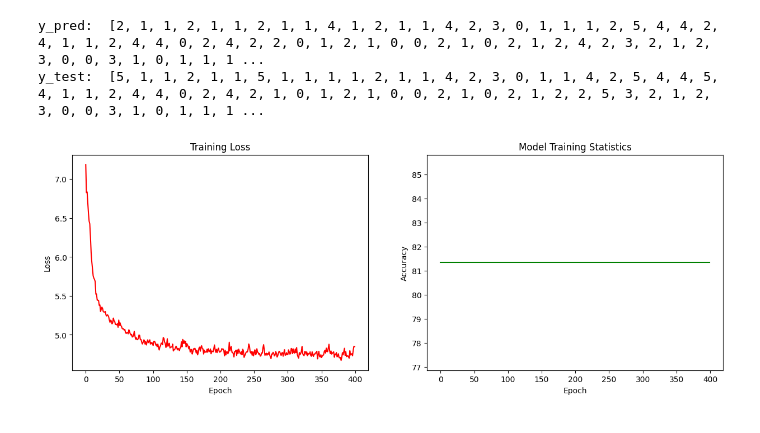
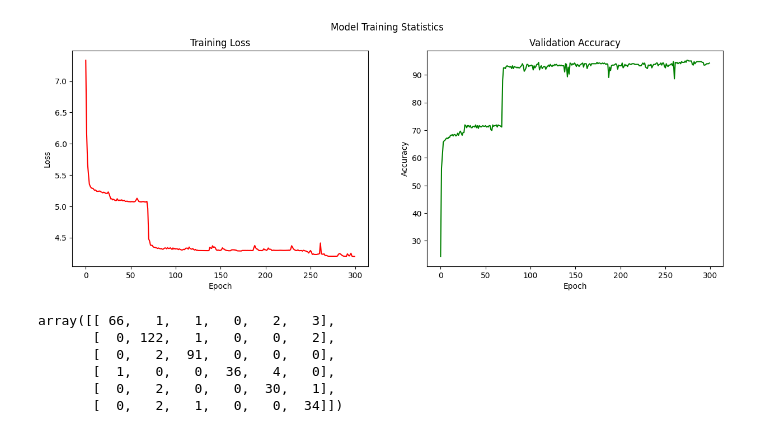
Before and after one commit to gadhvirushiraj/PosePilot, a Jupyter notebook: model_training.ipynb, the cells around one changed output. Drawn from its saved outputs; the diff is of its cells as text; code cells hidden in the pictures.

```diff
--- a/model_training.ipynb
+++ b/model_training.ipynb
@@ -59,7 +59,7 @@ device = torch.device('cuda:0' if torch.cuda.is_available() else 'cpu')
 # %%
 y_pred = []
 y_test = []
-def validate():
+def validate(last = False):
 
     model.eval()
     correct = 0
@@ -68,8 +68,11 @@ def validate():
         features, labels = features.to(device), labels.to(device)
         outputs = model(features)
         _, predicted = torch.max(outputs.data, 1)
-        y_pred.append(predicted.cpu().numpy())
-        y_test.extend(labels.cpu().numpy())
+
+        if last:
+            y_pred.append(predicted.cpu().numpy())
+            y_test.extend(labels.cpu().numpy())
+
         total += labels.size(0)
         correct += (predicted == labels).sum().item()
 
@@ -77,7 +80,7 @@ def validate():
 # %%
 # train the model
 
-epochs = 400
+epochs = 300
 running_loss = 0
 
 # store the loss and accuracy
@@ -97,15 +100,15 @@ for epoch in range(epochs):
         running_loss += loss_value.item()
         labels_correct = torch.argmax(outputs, dim=1) == labels
 
+    if_last = True if epoch == (epochs-1) else False
+    valid_acc = validate(if_last)
+    print(f'Epoch: {epoch+1}/{epochs}..',
+        f'Training Loss: {running_loss/len(test_loader):.3f}',
+        f'Training Accuracy: {100*len(labels_correct)/len(labels):.3f}%',
+        f'Validation Accuracy: {valid_acc:.3f}%')
 
     training_loss_list.append(running_loss/len(test_loader))
     valid_acc_list.append(valid_acc)
 
     running_loss = 0.0
-
-valid_acc = validate()
-print(f'Epoch: {epoch+1}/{epochs}..',
-    f'Training Loss: {running_loss/len(test_loader):.3f}',
-    f'Training Accuracy: {100*len(labels_correct)/len(labels):.3f}%',
-    f'Validation Accuracy: {valid_acc:.3f}%')
 # %% [output]
@@ -113,27 +132,29 @@ Epoch: 400/400.. Training Loss: 0.000 Training Accuracy: 100.000% Validation Acc
+# %%
+# plot the training loss and validation accuracy in seperate plots next to each other
+fig, (ax1, ax2) = plt.subplots(1, 2, figsize=(15,5))
+
+ax1.plot(training_loss_list, color='red')
+ax1.set_title('Training Loss')
+ax1.set_xlabel('Epoch')
+ax1.set_ylabel('Loss')
+
+ax2.plot(valid_acc_list, color='green')
+ax2.set_title('Validation Accuracy')
+ax2.set_xlabel('Epoch')
+ax2.set_ylabel('Accuracy')
+
+plt.suptitle('Model Training Statistics')
+plt.show()
+# %% [output]
+[figure, added]
 # %%
-y_pred = np.concatenate(y_pred)
-y_pred = y_pred.tolist()
+y_pred = list(np.concatenate(y_pred))
+confusion = confusion_matrix(y_test,y_pred)
+confusion
+# %% [output]
+array([[ 66,   1,   1,   0,   2,   3],
+       [  0, 122,   1,   0,   0,   2],
+       [  0,   2,  91,   0,   0,   0],
+       [  1,   0,   0,  36,   4,   0],
+       [  0,   2,   0,   0,  30,   1],
+       [  0,   2,   1,   0,   0,  34]])
-# %%
-print('y_pred: ',y_pred)
-print('y_test: ',y_test)
-# %% [output]
-y_pred:  [2, 1, 1, 2, 1, 1, 2, 1, 1, 4, 1, 2, 1, 1, 4, 2, 3, 0, 1, 1, 1, 2, 5, 4, 4, 2, 4, 1, 1, 2, 4, 4, 0, 2, 4, 2, 2, 0, 1, 2, 1, 0, 0, 2, 1, 0, 2, 1, 2, 4, 2, 3, 2, 1, 2, 3, 0, 0, 3, 1, 0, 1, 1, 1 ...
-y_test:  [5, 1, 1, 2, 1, 1, 5, 1, 1, 1, 1, 2, 1, 1, 4, 2, 3, 0, 1, 1, 4, 2, 5, 4, 4, 5, 4, 1, 1, 2, 4, 4, 0, 2, 4, 2, 1, 0, 1, 2, 1, 0, 0, 2, 1, 0, 2, 1, 2, 2, 5, 3, 2, 1, 2, 3, 0, 0, 3, 1, 0, 1, 1, 1 ...
-# %%
-# plot the training loss and validation accuracy in seperate plots next to each other
-fig, (ax1, ax2) = plt.subplots(1, 2, figsize=(15,5))
-
-ax1.plot(training_loss_list, color='red')
-ax1.set_title('Training Loss')
-ax1.set_xlabel('Epoch')
-ax1.set_ylabel('Loss')
-
-ax2.plot(valid_acc_list, color='green')
-ax2.set_title('Validation Accuracy')
-ax2.set_xlabel('Epoch')
-ax2.set_ylabel('Accuracy')
-
-plt.title('Model Training Statistics')
-plt.show()
-# %% [output]
-[figure, removed]
```
Also changed, not shown: parts of 4 cells of this notebook.
